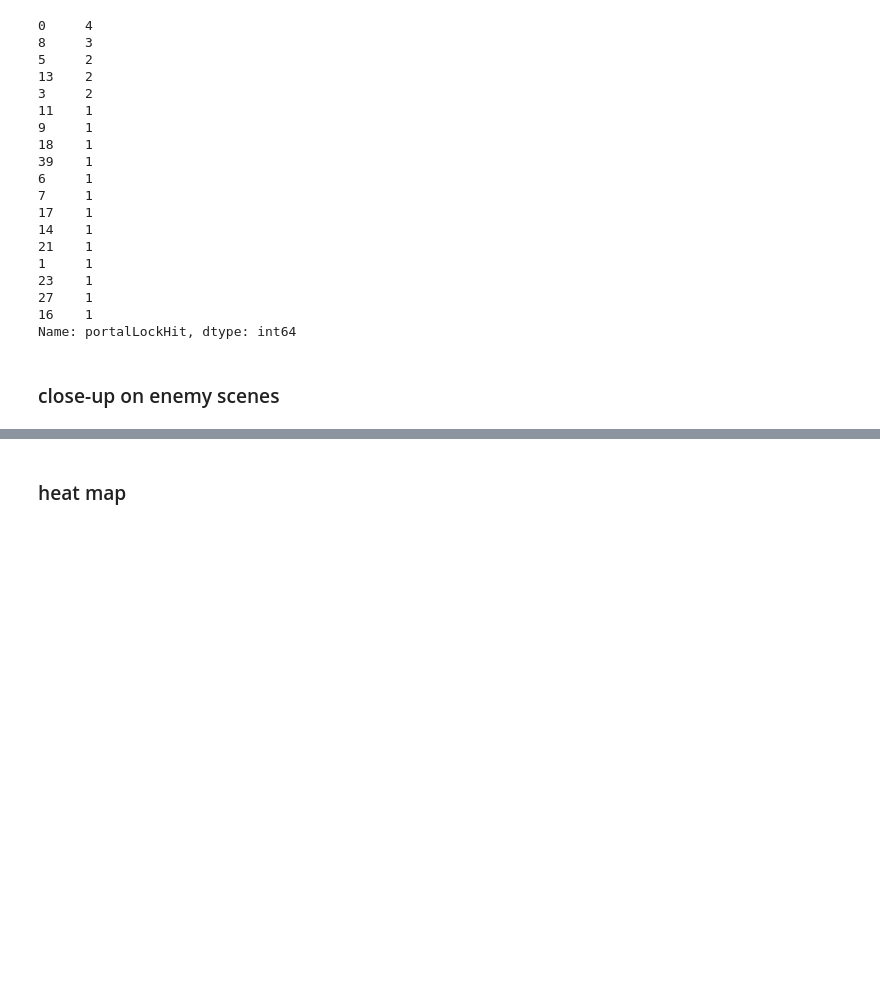
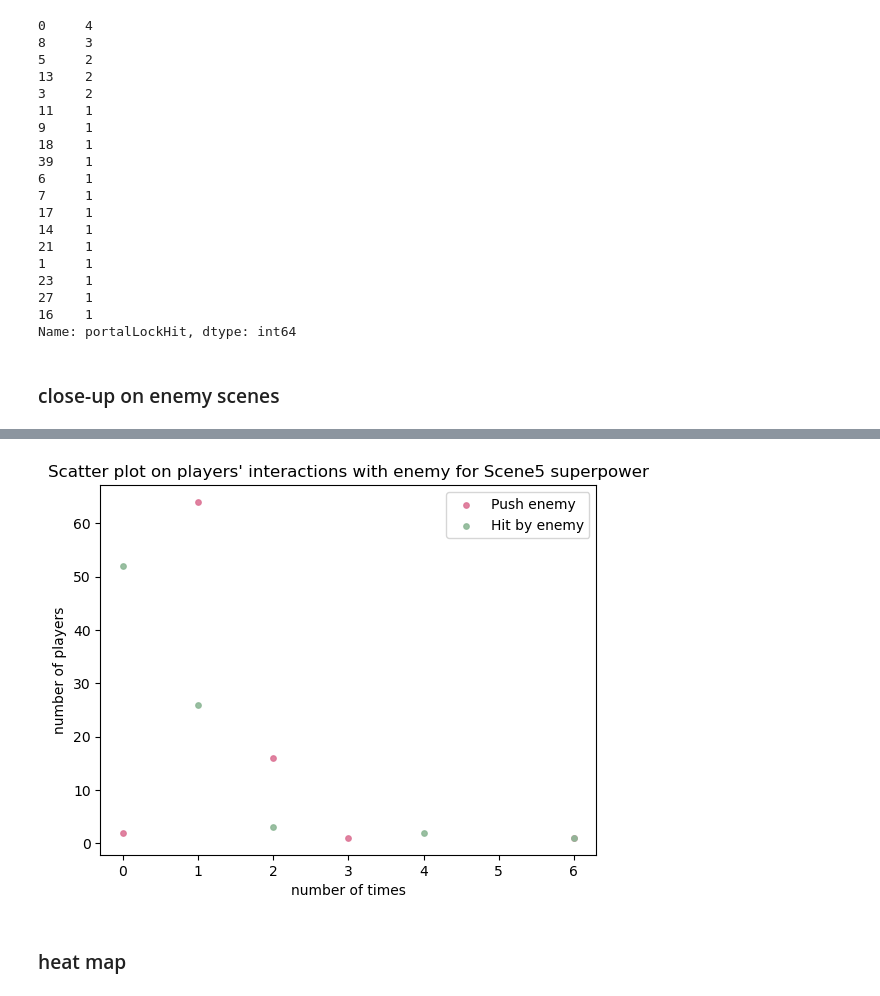
Before and after one commit to LYULU2/MobileGameDev, a Jupyter notebook: 526 Analysis.ipynb, the cells around one changed output, grey strips where cells are left out. Saved outputs shown, nothing was run; the diff lists cells and outputs as text; code cells hidden in the pictures; blank space fills up the shorter version.

```diff
--- a/526 Analysis.ipynb
+++ b/526 Analysis.ipynb
@@ -247,7 +195,7 @@ Name: portalLockHit, dtype: int64
 ### close-up on enemy scenes
 # %%
 def scatter_plot_enemy(scene_name):
-    color_map = ['b', 'g']
+    color_map = ['#DD7596', '#8EB897']
     colors = []
     enemy_bounce_series = df[df["sceneName"]==scene_name]['numBounceEnemy'].value_counts()
     enemy_bounce_times = list(enemy_bounce_series.index)
@@ -259,8 +207,8 @@ def scatter_plot_enemy(scene_name):
     enemy_hit_num_player = list(enemy_hit_series)
     colors.extend([color_map[1]]*len(enemy_hit_times))
 
-    bounce=plt.scatter(enemy_bounce_times, enemy_bounce_num_player, c=color_map[0], alpha=0.5)
-    hit = plt.scatter(enemy_hit_times, enemy_hit_num_player, c=color_map[1], alpha=0.5)
+    bounce=plt.scatter(enemy_bounce_times, enemy_bounce_num_player, s=15, c=color_map[0], alpha=0.9)
+    hit = plt.scatter(enemy_hit_times, enemy_hit_num_player, s= 15, c=color_map[1], alpha=0.9)
     plt.legend((bounce,hit), ("Push enemy","Hit by enemy"))
 
     plt.xlabel("number of times")
@@ -278,3 +226,7 @@ scatter_plot_enemy("Scene4 Enemy chasing")
+# %%
+scatter_plot_enemy("Scene5 superpower")
+# %% [output]
+[figure, added]
 # %% [markdown]
 ### heat map
 # %%
```
Also changed, not shown: parts of 7 cells of this notebook.
